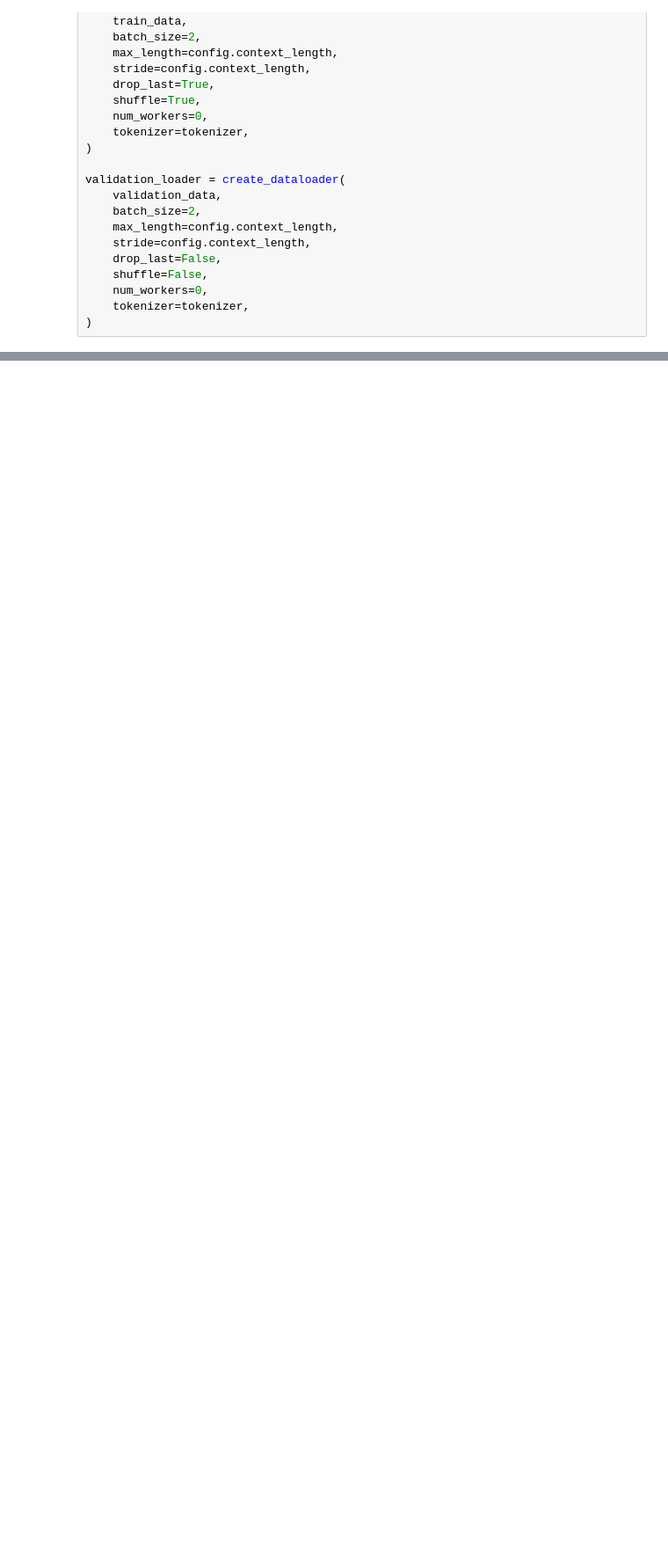
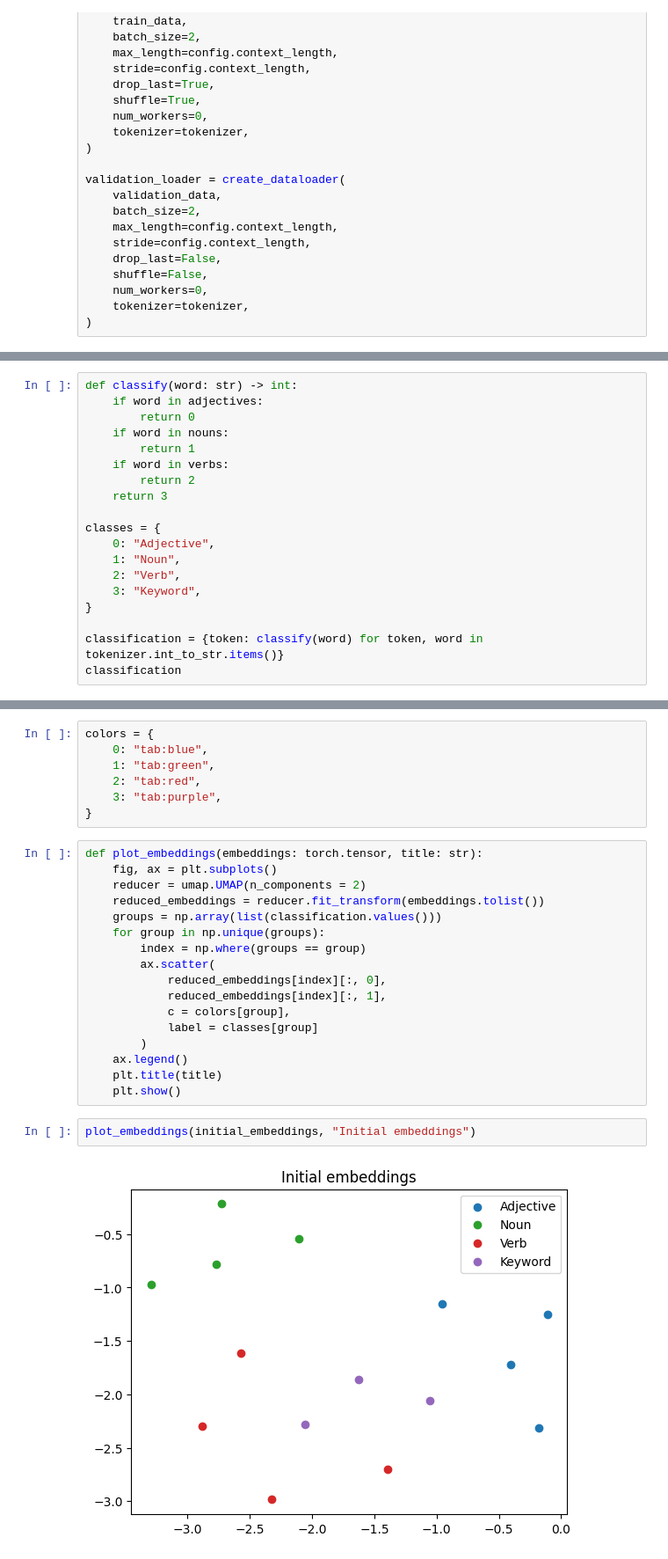
Before and after one commit to elcapo/llm-from-scratch, a Jupyter notebook: 12-word-world.ipynb, the cells around one changed output, grey strips where cells are left out. Shown: that part at 88% size. Cells and saved outputs as stored; diff of their text form; blank space fills up the shorter version.

Commit message:
print the umap of the embeddings before and after training

```diff
--- a/12-word-world.ipynb
+++ b/12-word-world.ipynb
@@ -314 +284,20 @@ tensor([[-0.0128,  0.2678, -0.3767, -0.6032],
        requires_grad=True)
+# %%
+def classify(word: str) -> int:
+    if word in adjectives:
+        return 0
+    if word in nouns:
+        return 1
+    if word in verbs:
+        return 2
+    return 3
+
+classes = {
+    0: "Adjective",
+    1: "Noun",
+    2: "Verb",
+    3: "Keyword",
+}
+
+classification = {token: classify(word) for token, word in tokenizer.int_to_str.items()}
+classification
@@ -314,0 +320,28 @@ tensor([[-0.0128,  0.2678, -0.3767, -0.6032],
+# %%
+colors = {
+    0: "tab:blue",
+    1: "tab:green",
+    2: "tab:red",
+    3: "tab:purple",
+}
+# %%
+def plot_embeddings(embeddings: torch.tensor, title: str):
+    fig, ax = plt.subplots()
+    reducer = umap.UMAP(n_components = 2)
+    reduced_embeddings = reducer.fit_transform(embeddings.tolist())
+    groups = np.array(list(classification.values()))
+    for group in np.unique(groups):
+        index = np.where(groups == group)
+        ax.scatter(
+            reduced_embeddings[index][:, 0],
+            reduced_embeddings[index][:, 1],
+            c = colors[group],
+            label = classes[group]
+        )
+    ax.legend()
+    plt.title(title)
+    plt.show()
+# %%
+plot_embeddings(initial_embeddings, "Initial embeddings")
+# %% [output]
+[figure, added]
```
Also changed, not shown: parts of 33 cells of this notebook.
